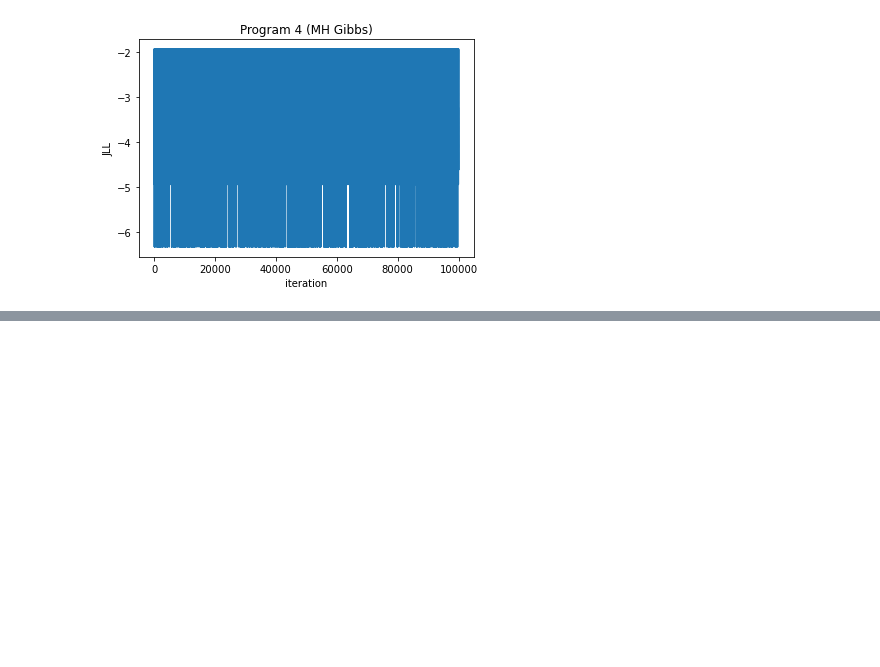
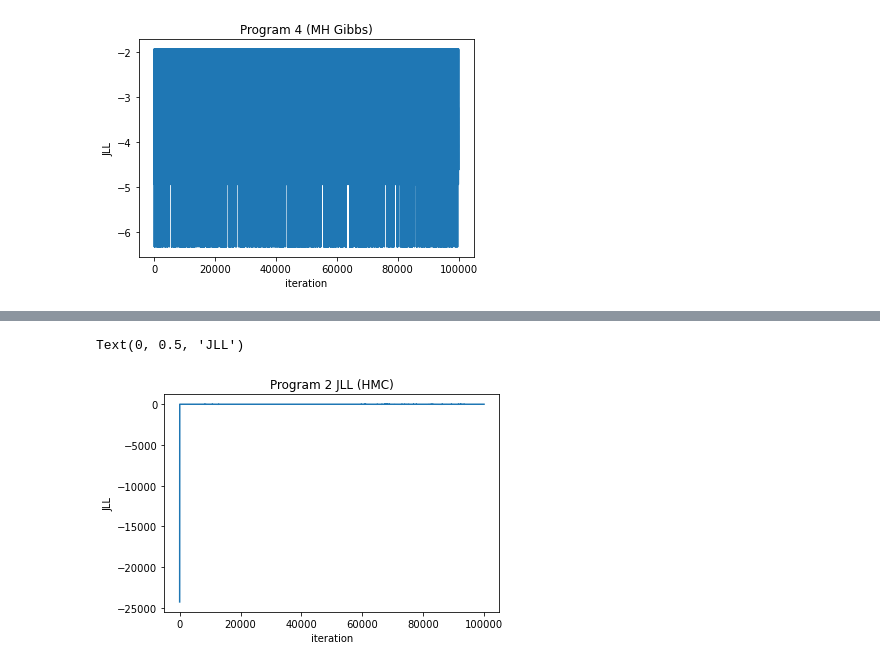
Before and after one commit to lone-duck/hw-cs532, a Jupyter notebook: hw3/analysis.ipynb, the cells around one changed output, grey strips where cells are left out. Saved outputs shown, nothing was run; the diff lists cells and outputs as text; code cells hidden in the pictures; blank space fills up the shorter version.

```diff
--- a/hw3/analysis.ipynb
+++ b/hw3/analysis.ipynb
@@ -489,0 +539,8 @@ Text(0, 0.5, 'JLL')
+# %%
+plt.plot(jlls.detach().numpy())
+plt.title("Program 2 JLL (HMC)")
+plt.xlabel("iteration")
+plt.ylabel("JLL")
+# %% [output]
+Text(0, 0.5, 'JLL')
+[figure, added]
```
Also changed, not shown: parts of 12 cells of this notebook, 1 other file.
